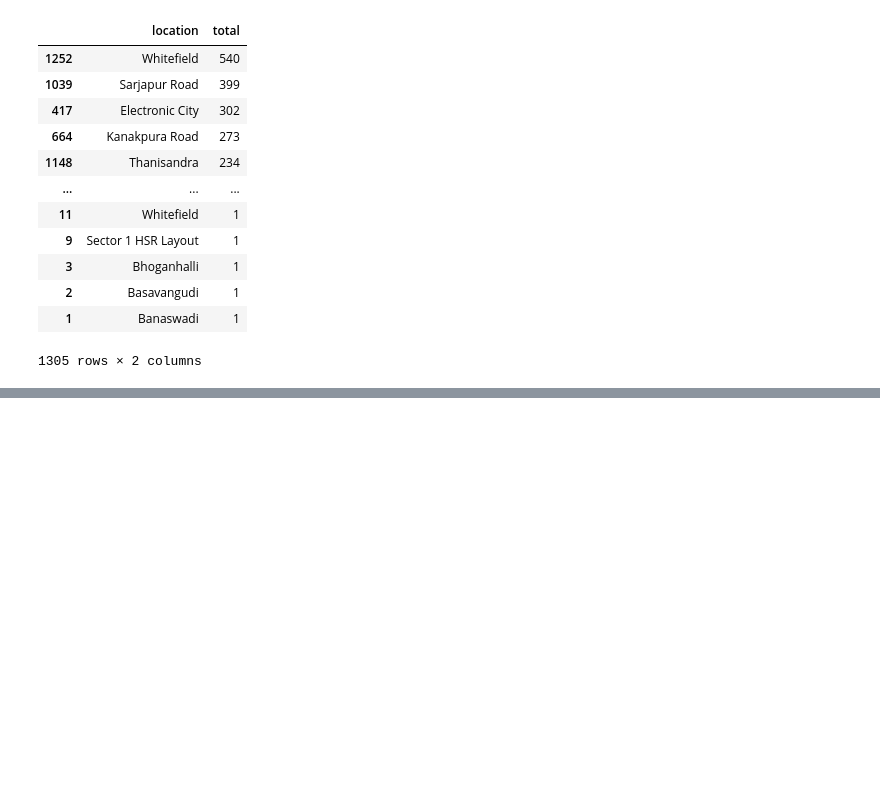
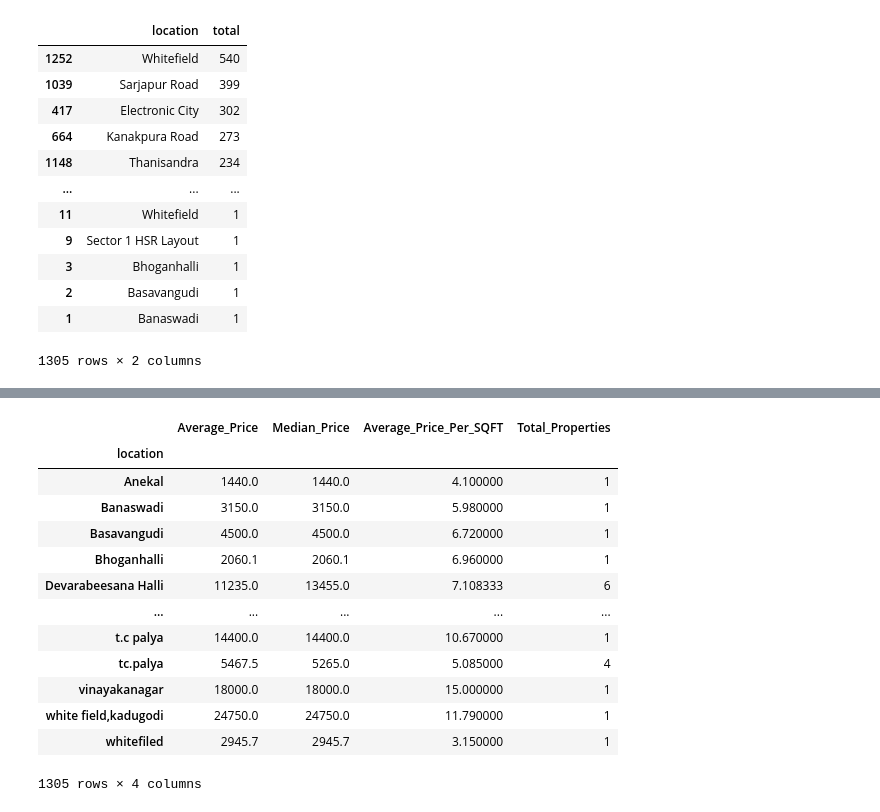
Before and after one commit to soumya-569/ML-Projects, a Jupyter notebook: Streamlit Apps/Bangalore Housing Price App/test.ipynb, the cells around one changed output, grey strips where cells are left out. Cells and saved outputs as stored; diff of their text form; code cells hidden in the pictures; blank space fills up the shorter version.

```diff
--- a/Streamlit Apps/Bangalore Housing Price App/test.ipynb
+++ b/Streamlit Apps/Bangalore Housing Price App/test.ipynb
@@ -136,0 +224,4 @@ df.corr(numeric_only=True)
+# %%
+df.drop(columns="bhk",inplace=True)
+# %%
+df['bhk'] = df['size'].str.split(" ").str[0]
@@ -136,0 +302,22 @@ df.corr(numeric_only=True)
+# %%
+df.groupby("location",observed=False).agg(
+    Average_Price=('price_in_rupees','mean'),
+    Median_Price=('price_in_rupees','median'),
+    Average_Price_Per_SQFT=('price_per_sqft','mean'),
+    Total_Properties=('bhk','count')
+)
+# %% [output]
+|  | Average_Price | Median_Price | Average_Price_Per_SQFT | Total_Properties |
+| location |  |  |  |  |
+| Anekal | 1440.0 | 1440.0 | 4.100000 | 1 |
+| Banaswadi | 3150.0 | 3150.0 | 5.980000 | 1 |
+| Basavangudi | 4500.0 | 4500.0 | 6.720000 | 1 |
+| Bhoganhalli | 2060.1 | 2060.1 | 6.960000 | 1 |
+| Devarabeesana Halli | 11235.0 | 13455.0 | 7.108333 | 6 |
+| ... | ... | ... | ... | ... |
+| t.c palya | 14400.0 | 14400.0 | 10.670000 | 1 |
+| tc.palya | 5467.5 | 5265.0 | 5.085000 | 4 |
+| vinayakanagar | 18000.0 | 18000.0 | 15.000000 | 1 |
+| white field,kadugodi | 24750.0 | 24750.0 | 11.790000 | 1 |
+| whitefiled | 2945.7 | 2945.7 | 3.150000 | 1 |
+1305 rows × 4 columns
```
Also changed, not shown: parts of 28 cells of this notebook, 4 other files.
